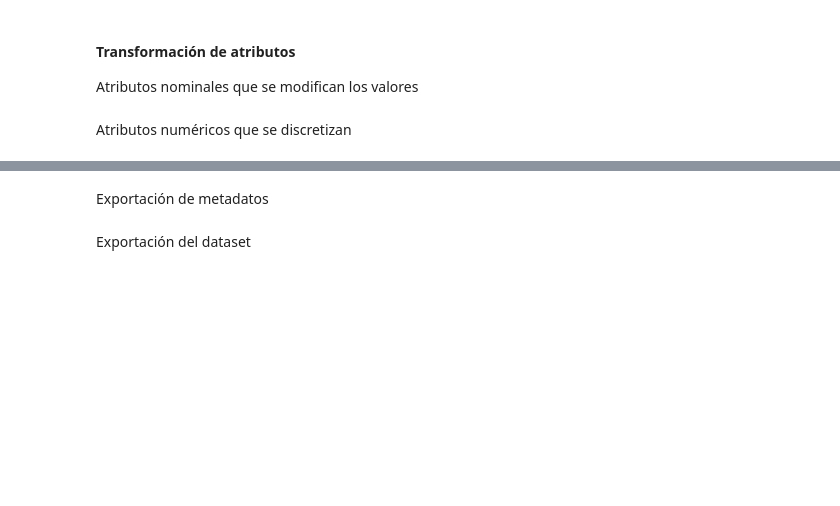
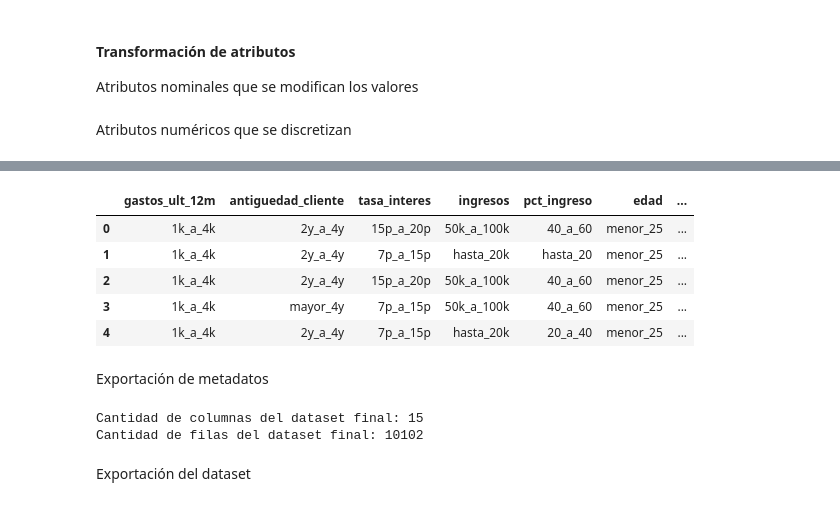
Before and after one commit to araquevi/13MBID, a Jupyter notebook: notebooks/preparacion_datos/PD01-Transformaciones.ipynb, the cells around one changed output, grey strips where cells are left out. Cells and saved outputs as stored; diff of their text form; code cells hidden in the pictures; blank space fills up the shorter version.

```diff
--- a/notebooks/preparacion_datos/PD01-Transformaciones.ipynb
+++ b/notebooks/preparacion_datos/PD01-Transformaciones.ipynb
@@ -315,22 +360,37 @@ df_integrado.columns
 # %%
-col_eliminar_final = [
+col_eliminar_final_numericas = [
               'edad',
-              'antiguedad_empleado',
               'antiguedad_cliente',
               'ingresos',
               'pct_ingreso',
               'tasa_interes',
               'regla_pct_ingresos',
+              'regla_pct_ingresos_credito_minimo_propiedad',
               'gastos_ult_12m',
-              'limite_credito_tc',
-              'operaciones_ult_12m',
               'id_cliente']
 
-df_integrado.drop(col_eliminar_final, inplace=True, axis=1)
+col_eliminar_final_nominales = [
+              'situacion_vivienda',
+              'objetivo_credito',
+              'falta_pago',
+              'estado_civil',
+              'estado_cliente',
+              'nivel_tarjeta',
+              'estado_credito']
+
+df_integrado.drop(col_eliminar_final_numericas, inplace=True, axis=1)
+df_integrado.drop(col_eliminar_final_nominales, inplace=True, axis=1)
 
 
-df_final = pd.concat([operaciones_ult_12m_N, gastos_ult_12m_N, limite_credito_tc_N, antiguedad_cliente_N, tasa_interes_N, ingresos_N, pct_ingreso_N, antiguedad_empleados_N, edad_N, df_integrado], axis=1)
+df_final = pd.concat([gastos_ult_12m_N, antiguedad_cliente_N, tasa_interes_N, ingresos_N, pct_ingreso_N, edad_N, situacion_vivienda_N, objetivo_credito_N, falta_pago_N, estado_civil_N, estado_cliente_N, nivel_tarjeta_N, estado_credito_N, df_integrado], axis=1)
 df_final.head(5)
+# %% [output]
+|  | gastos_ult_12m | antiguedad_cliente | tasa_interes | ingresos | pct_ingreso | edad | ... |
+| 0 | 1k_a_4k | 2y_a_4y | 15p_a_20p | 50k_a_100k | 40_a_60 | menor_25 | ... |
+| 1 | 1k_a_4k | 2y_a_4y | 7p_a_15p | hasta_20k | hasta_20 | menor_25 | ... |
+| 2 | 1k_a_4k | 2y_a_4y | 15p_a_20p | 50k_a_100k | 40_a_60 | menor_25 | ... |
+| 3 | 1k_a_4k | mayor_4y | 7p_a_15p | 50k_a_100k | 40_a_60 | menor_25 | ... |
+| 4 | 1k_a_4k | 2y_a_4y | 7p_a_15p | hasta_20k | 20_a_40 | menor_25 | ... |
 # %% [markdown]
 Exportación de metadatos
 # %%
@@ -338,6 +398,12 @@ import dtale as dt
 
 informe = dt.show(df_final)
 informe.open_browser()
+# %%
+print(f"Cantidad de columnas del dataset final: {df_final.shape[1]}")
+print(f"Cantidad de filas del dataset final: {df_final.shape[0]}")
+# %% [output]
+Cantidad de columnas del dataset final: 15
+Cantidad de filas del dataset final: 10102
 # %% [markdown]
 Exportación del dataset
 # %%
```
Also changed, not shown: parts of 5 cells of this notebook, 2 other files.
